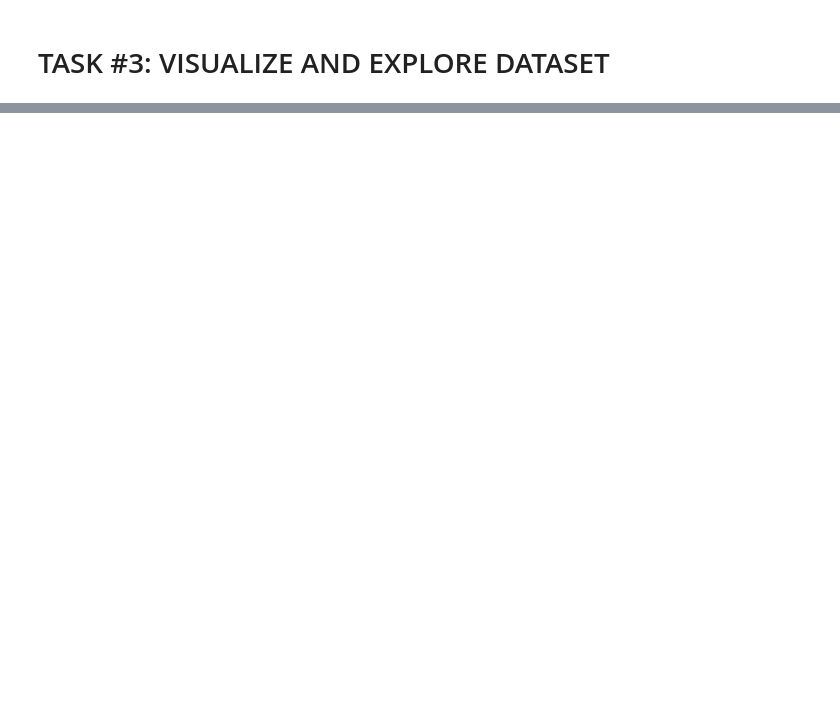
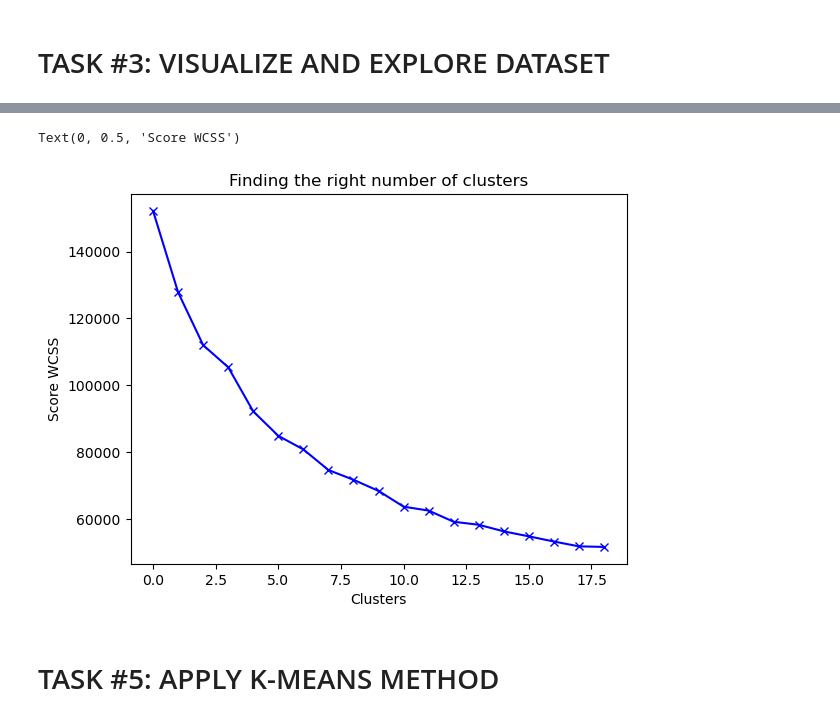
Before and after one commit to ranjansinghds/Marketing_Department_Project, a Jupyter notebook: Market_Department_Project.ipynb, the cells around one changed output, grey strips where cells are left out. Drawn from its saved outputs; the diff is of its cells as text; code cells hidden in the pictures; blank space fills up the shorter version.

```diff
--- a/Market_Department_Project.ipynb
+++ b/Market_Department_Project.ipynb
@@ -134,0 +266,7 @@ creditcard_df[creditcard_df['CASH_ADVANCE'] == 47137.211760]
+# %%
+# Let's scale the data first
+from sklearn.preprocessing import StandardScaler, normalize
+
+scaler = StandardScaler()
+
+creditcard_df_scaled = scaler.fit_transform(creditcard_df)
@@ -134,0 +293,19 @@ creditcard_df[creditcard_df['CASH_ADVANCE'] == 47137.211760]
+# %%
+from sklearn.cluster import KMeans
+
+score_1 = []
+
+range_values = range(1,20)
+
+for i in range_values:
+    kmeans = KMeans(n_clusters=i)
+    kmeans.fit(creditcard_df_scaled)
+    score_1.append(kmeans.inertia_)
+# %%
+plt.plot(score_1, 'bx-')
+plt.title('Finding the right number of clusters')
+plt.xlabel('Clusters')
+plt.ylabel('Score WCSS')
+# %% [output]
+Text(0, 0.5, 'Score WCSS')
+[figure, added]
@@ -134,0 +316,2 @@ creditcard_df[creditcard_df['CASH_ADVANCE'] == 47137.211760]
+# %% [markdown]
+# TASK #5: APPLY K-MEANS METHOD
```
Also changed, not shown: parts of 17 cells of this notebook.
